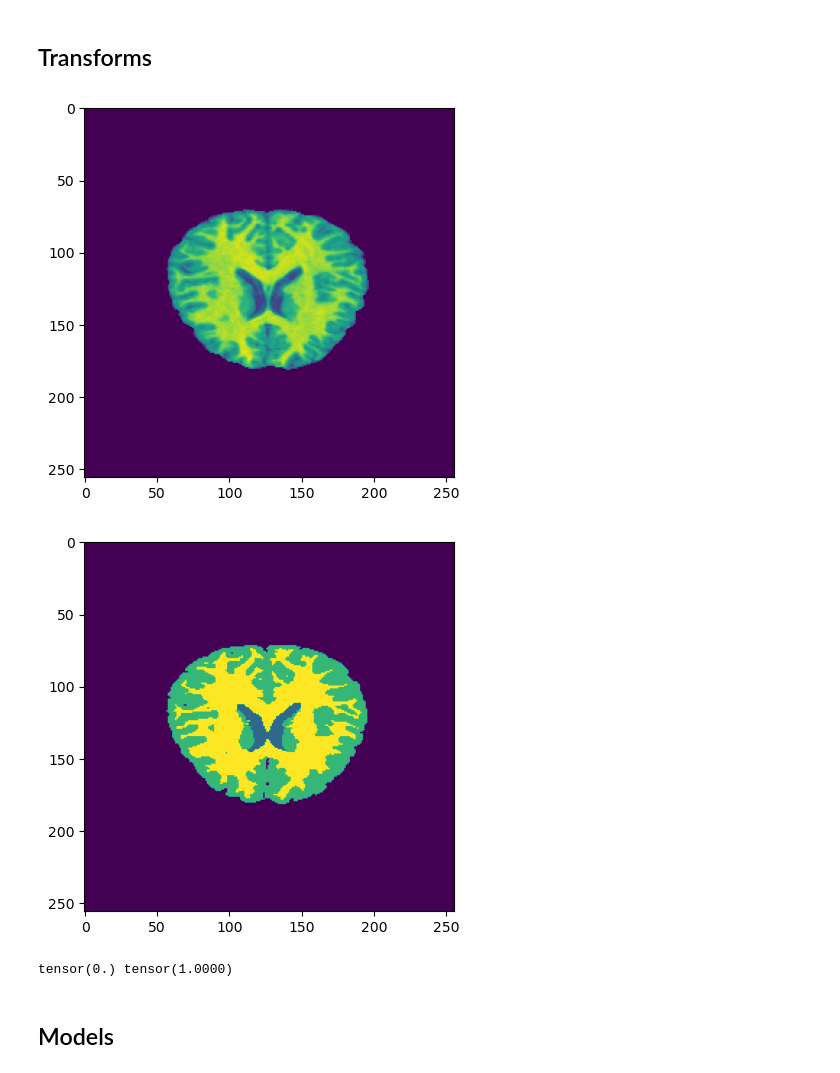
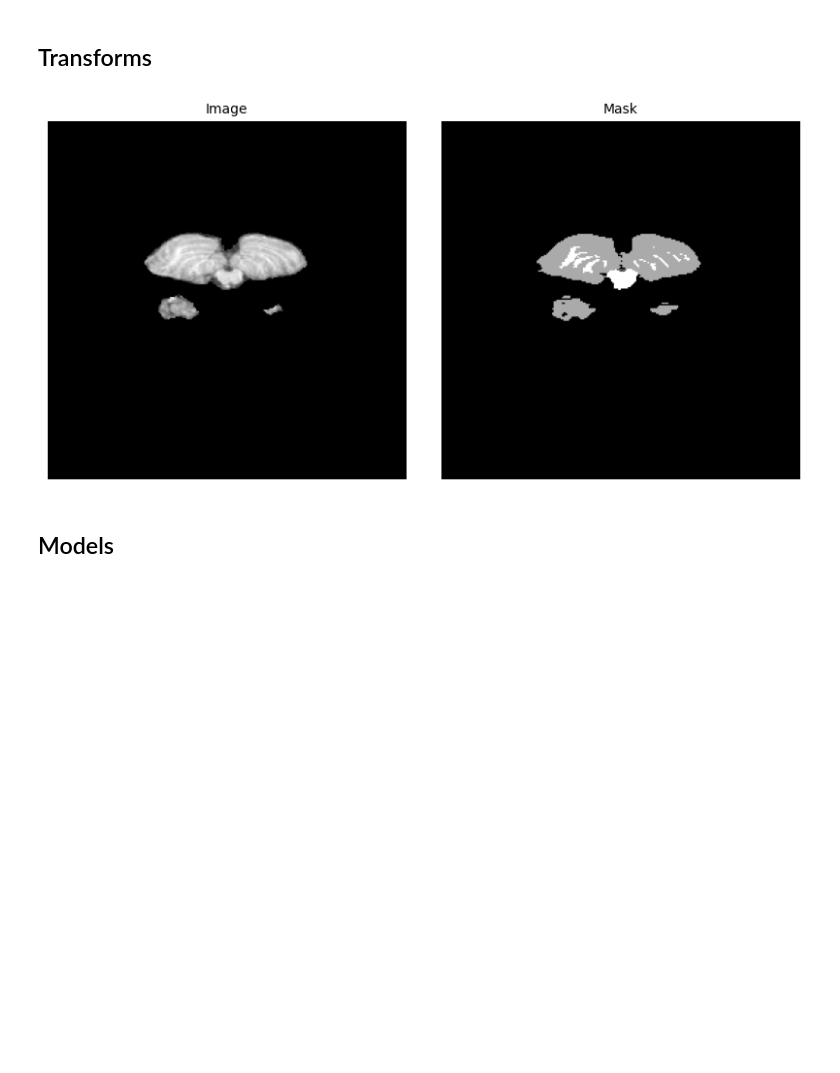
Before and after one commit to huytrnq/BrainSegmentation, a Jupyter notebook: 2D_Approach.ipynb, the cells around one changed output. Drawn from its saved outputs; the diff is of its cells as text; code cells hidden in the pictures; blank space fills up the shorter version.

```diff
--- a/2D_Approach.ipynb
+++ b/2D_Approach.ipynb
@@ -58,17 +58,12 @@ train_loader = DataLoader(train_dataset, batch_size=BATCH_SIZE, shuffle=True, nu
 val_dataset = BrainMRISliceDataset(os.path.join(ROOT_DIR, 'val'), slice_axis=2, transform=test_transform, cache=True, ignore_background=False)
 val_loader = DataLoader(val_dataset, batch_size=BATCH_SIZE, shuffle=False, num_workers=NUM_WORKERS)
 # %%
-image, mask = val_dataset[150]
-plt.imshow(image.permute(2, 1, 0).numpy())
-plt.show()
+image, mask, volume_idx, slice_idx = val_dataset[82]
 
-plt.imshow(mask.permute(2, 1, 0).numpy())
-plt.show()
-print (image.min(), image.max())
+
+plot_images([image.permute(2, 1, 0).numpy(), mask.permute(2, 1, 0).numpy()] , ['Image', 'Mask'], cols=2, figsize=(10, 5))
 # %% [output]
-[figure, old version]
+[figure, new version]
-[figure, removed]
-tensor(0.) tensor(1.0000)
 # %% [markdown]
 ## Models
 # %%
```
Also changed, not shown: parts of 6 cells of this notebook, 4 other files.
